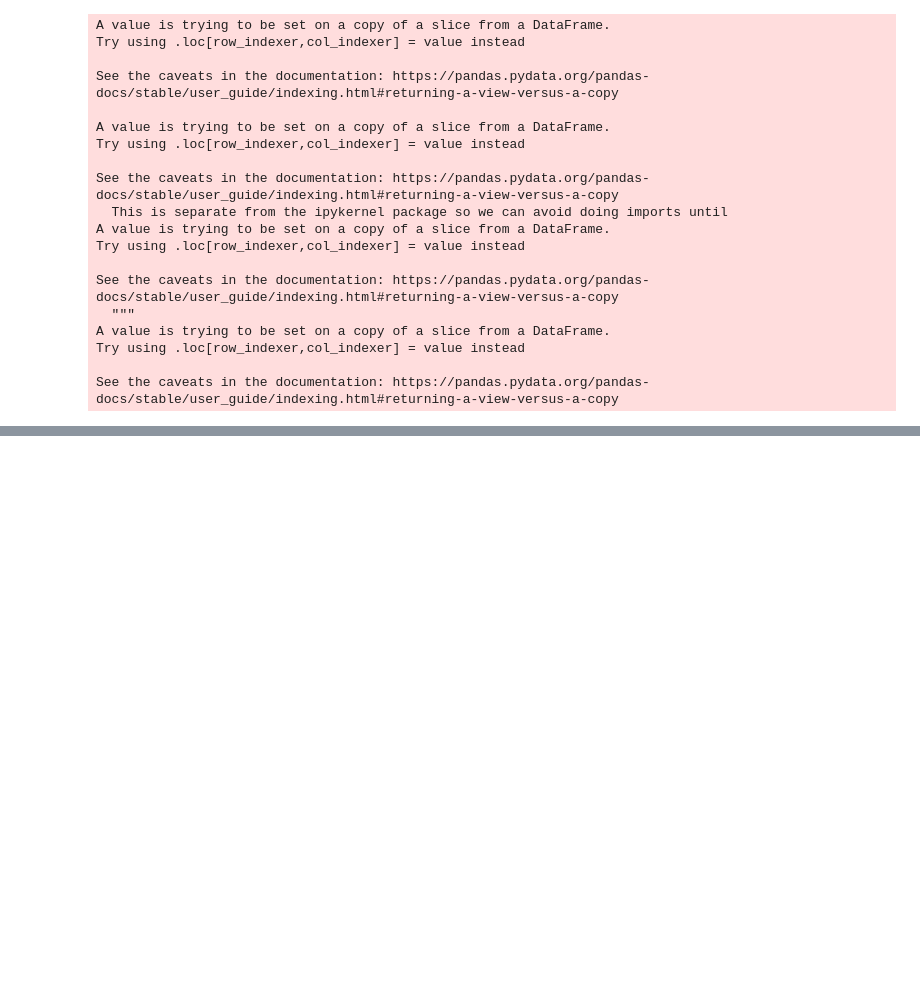
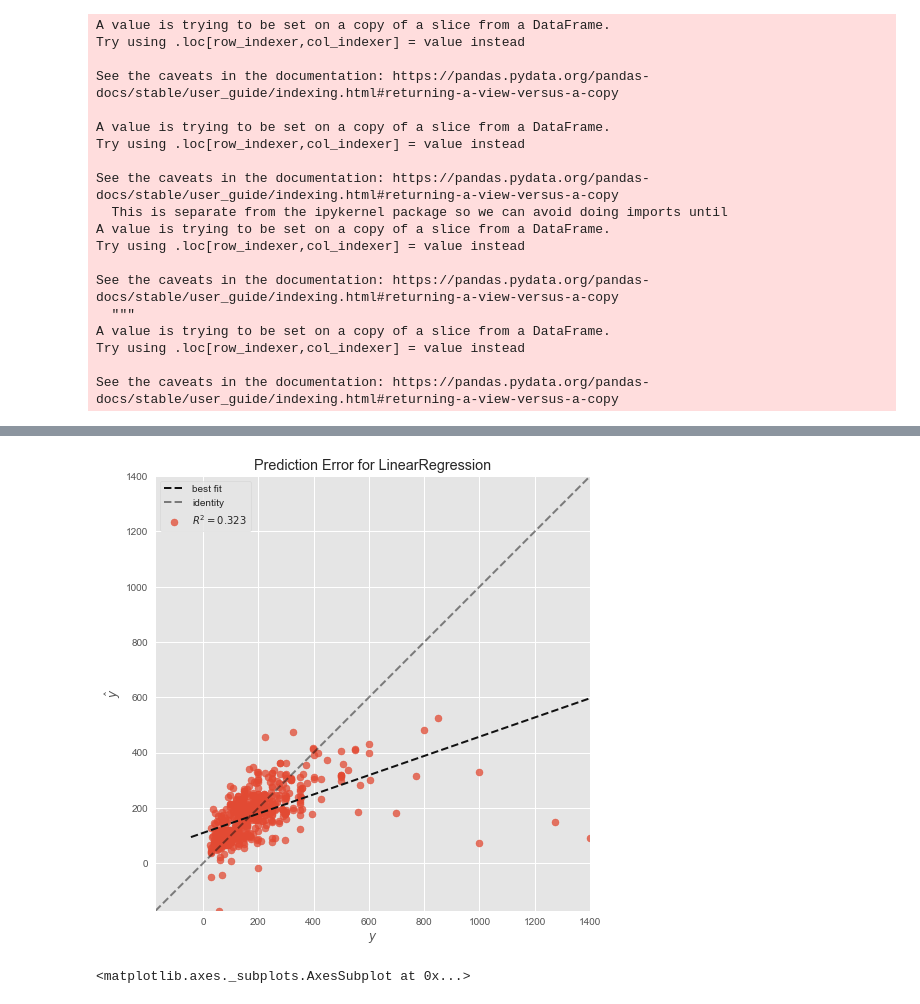
Before and after one commit to Fizzy110/IST652-Final-Project, a Jupyter notebook: IST652 Final Project.ipynb, the cells around one changed output, grey strips where cells are left out. Cells and saved outputs as stored; diff of their text form; code cells hidden in the pictures; blank space fills up the shorter version.

```diff
--- a/IST652 Final Project.ipynb
+++ b/IST652 Final Project.ipynb
@@ -309 +328,11 @@ fi_viz.poof()
 <matplotlib.axes._subplots.AxesSubplot at 0x...>
+# %%
+#prediction Error plot
+fig, ax = plt.subplots(figsize = (8,8))
+pev = PredictionError(lr)
+pev.fit(x2_train,y2_train)
+pev.score(x2_test,y2_test)
+pev.poof()
+# %% [output]
+[figure, added]
+<matplotlib.axes._subplots.AxesSubplot at 0x...>
```
Also changed, not shown: parts of 44 cells of this notebook.
